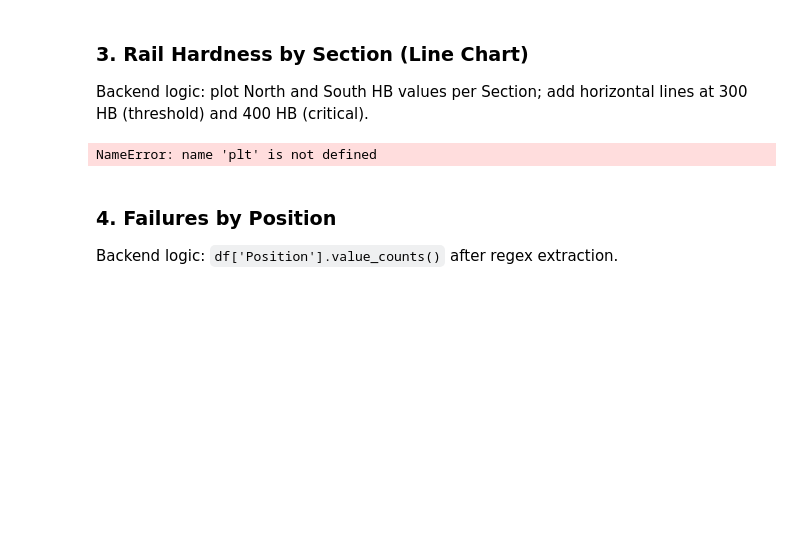
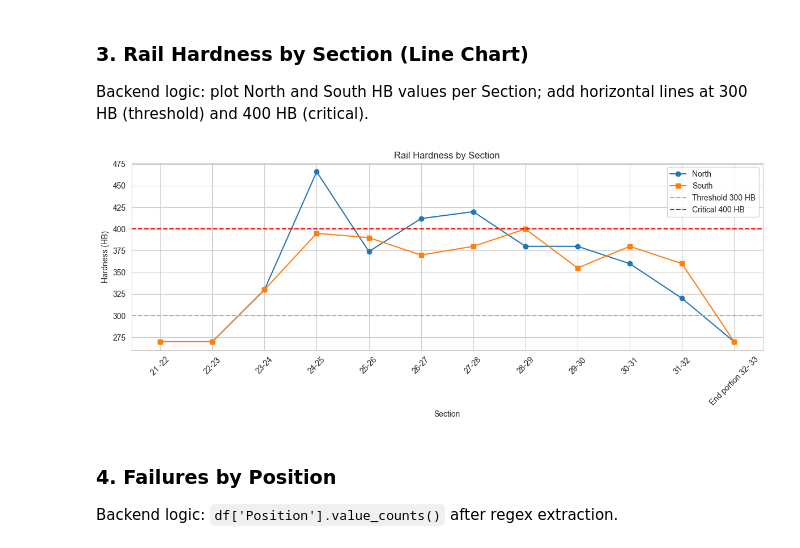
Before and after one commit to amit-bind-99/crane_analytics, a Jupyter notebook: Crane_Analytics_Backend_Logic.ipynb, the cells around one changed output. Drawn from its saved outputs; the diff is of its cells as text; code cells hidden in the pictures; blank space fills up the shorter version.

```diff
--- a/Crane_Analytics_Backend_Logic.ipynb
+++ b/Crane_Analytics_Backend_Logic.ipynb
@@ -309,18 +377,20 @@ Backend logic: plot North and South HB values per Section; add horizontal lines
 # %%
 plt.figure(figsize=(12, 5))
 plt.plot(df_hardness['Section'], df_hardness['North'], marker='o', label='North')
 plt.plot(df_hardness['Section'], df_hardness['South'], marker='s', label='South')
 plt.axhline(y=300, color='orange', linestyle='--', label='Threshold 300 HB')
 plt.axhline(y=400, color='red', linestyle='--', label='Critical 400 HB')
 plt.title('Rail Hardness by Section')
 plt.xlabel('Section')
 plt.ylabel('Hardness (HB)')
 plt.xticks(rotation=45)
 plt.legend()
 plt.tight_layout()
 plt.show()
+
+high_sections = df_hardness[(df_hardness['North']>300) | (df_hardness['South']>300)]['Section'].nunique()
 # %% [output]
-NameError: name 'plt' is not defined
+[figure, added]
 # %% [markdown]
 ### 4. Failures by Position
 
```
Also changed, not shown: parts of 17 cells of this notebook, 1 other file.
